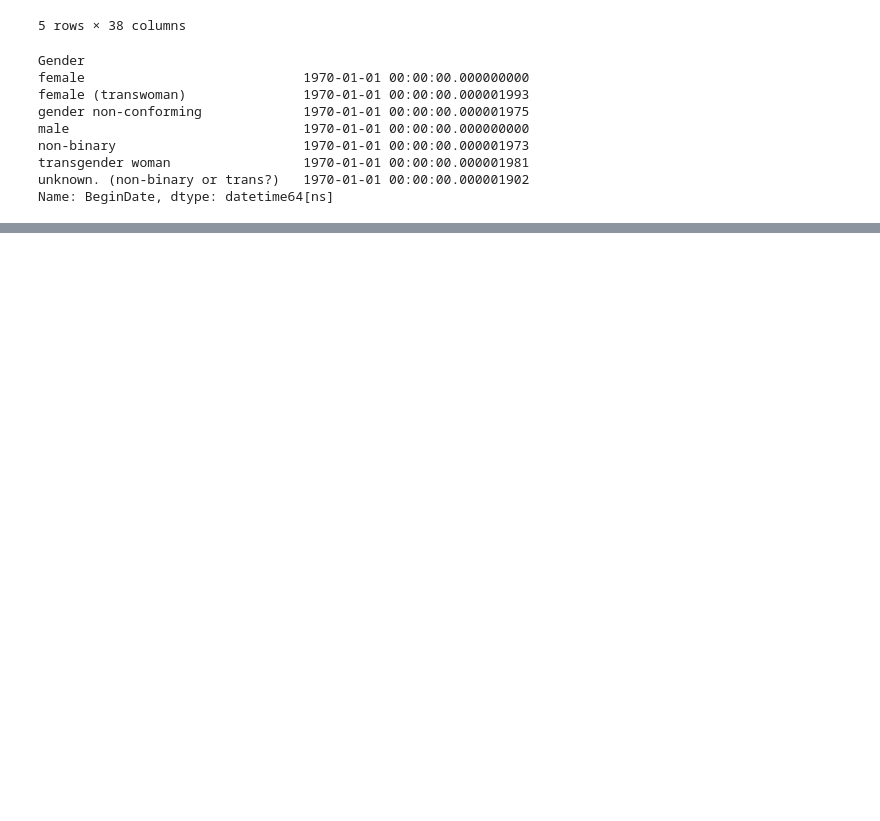
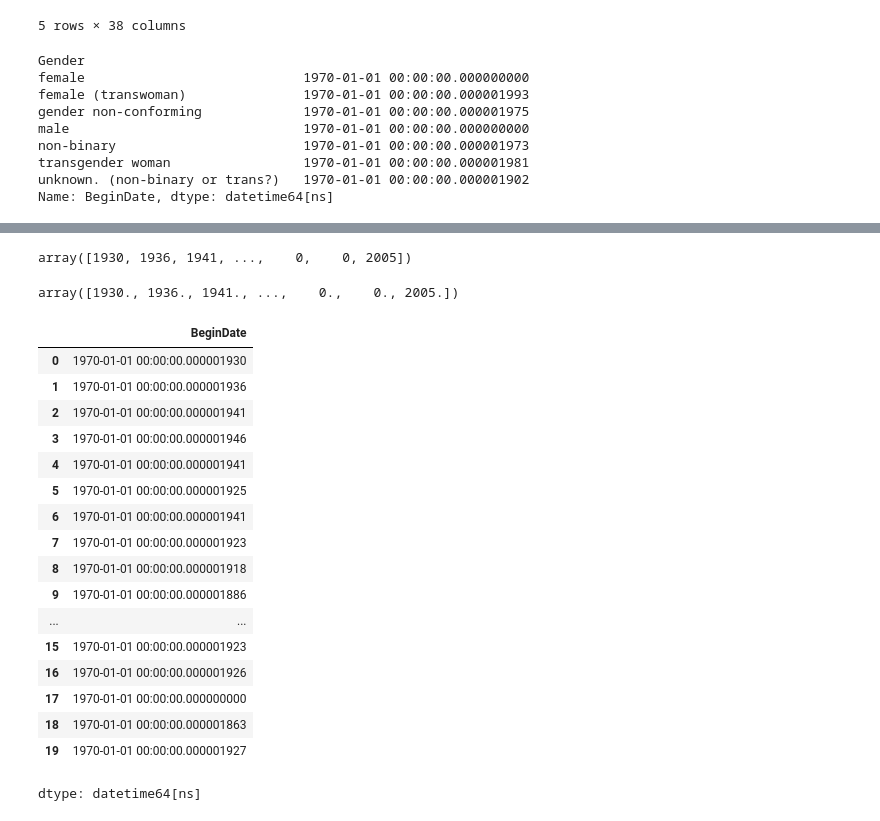
Before and after one commit to jcomita/ML-Assignment-1, a Jupyter notebook: Comita_MOMA_DataVis.ipynb, the cells around one changed output, grey strips where cells are left out. Drawn from its saved outputs; the diff is of its cells as text; code cells hidden in the pictures; blank space fills up the shorter version.

```diff
--- a/Comita_MOMA_DataVis.ipynb
+++ b/Comita_MOMA_DataVis.ipynb
@@ -499,0 +535,5 @@ Name: BeginDate, dtype: datetime64[ns]
+# %%
+#Checking in another way for the BeginDate of the artists
+np.array(df_moma_artists['BeginDate'], dtype='int64')
+# %% [output]
+array([1930, 1936, 1941, ...,    0,    0, 2005])
@@ -499,0 +542,27 @@ Name: BeginDate, dtype: datetime64[ns]
+# %%
+#Converting the year to a float in case that will help
+arr.astype('float')
+# %% [output]
+array([1930., 1936., 1941., ...,    0.,    0., 2005.])
+# %%
+#Checking again and IT STILL DOESN'T WORK
+df_moma_artists.BeginDate.head(20)
+# %% [output]
+|  | BeginDate |
+| 0 | 1970-01-01 00:00:00.000001930 |
+| 1 | 1970-01-01 00:00:00.000001936 |
+| 2 | 1970-01-01 00:00:00.000001941 |
+| 3 | 1970-01-01 00:00:00.000001946 |
+| 4 | 1970-01-01 00:00:00.000001941 |
+| 5 | 1970-01-01 00:00:00.000001925 |
+| 6 | 1970-01-01 00:00:00.000001941 |
+| 7 | 1970-01-01 00:00:00.000001923 |
+| 8 | 1970-01-01 00:00:00.000001918 |
+| 9 | 1970-01-01 00:00:00.000001886 |
+| ... | ... |
+| 15 | 1970-01-01 00:00:00.000001923 |
+| 16 | 1970-01-01 00:00:00.000001926 |
+| 17 | 1970-01-01 00:00:00.000000000 |
+| 18 | 1970-01-01 00:00:00.000001863 |
+| 19 | 1970-01-01 00:00:00.000001927 |
+dtype: datetime64[ns]
```
Also changed, not shown: parts of 6 cells of this notebook.
